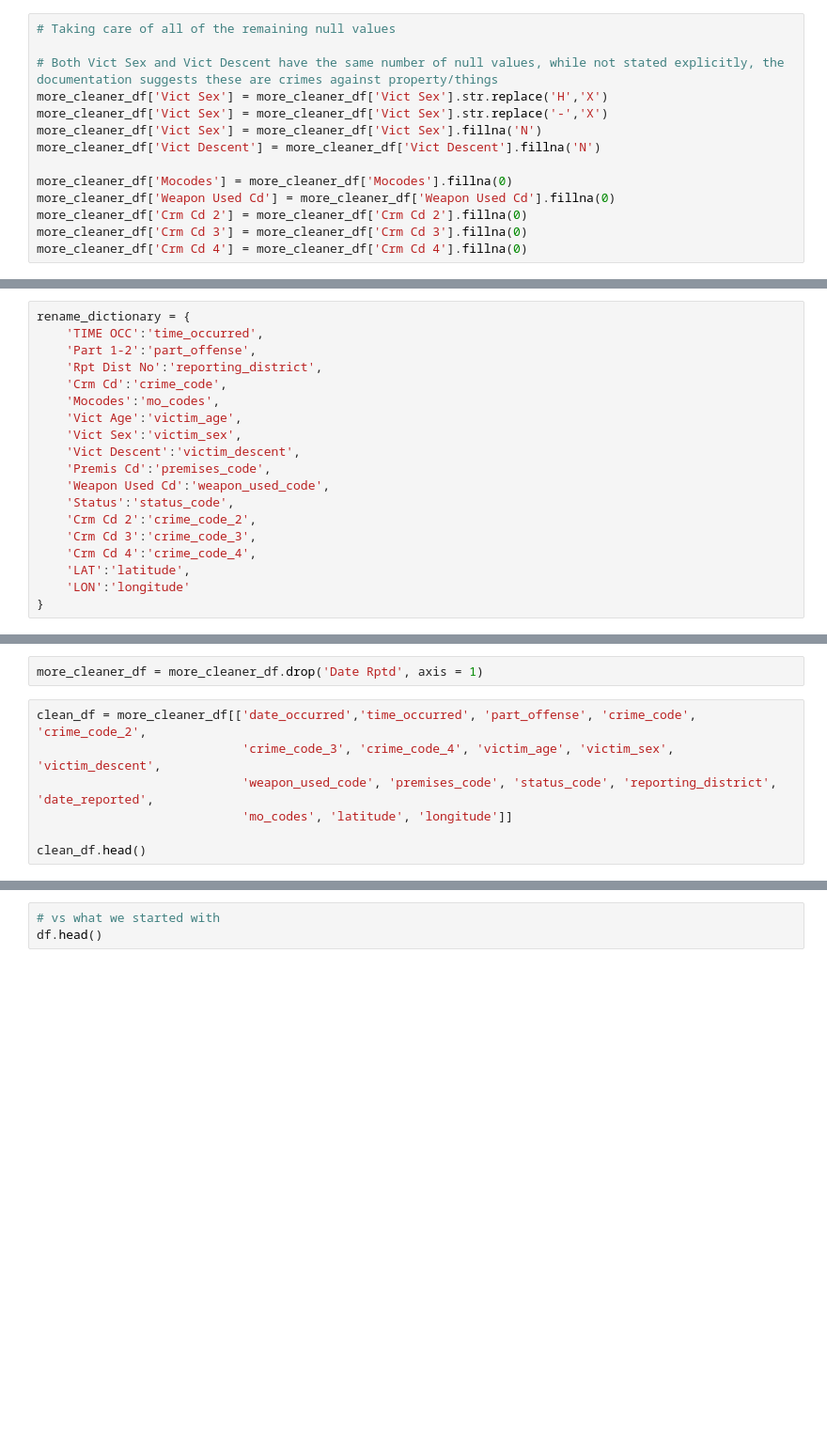
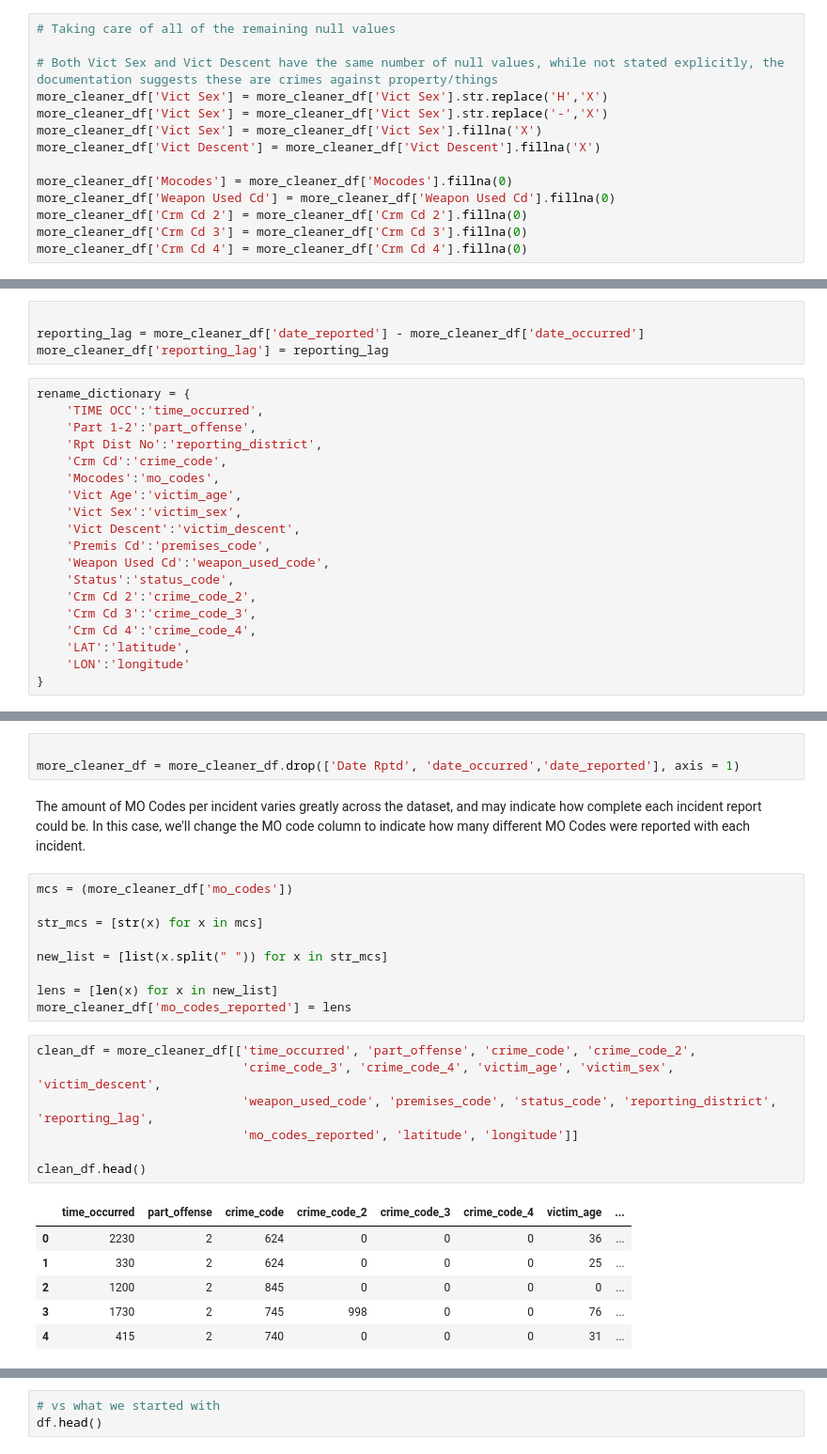
Before and after one commit to fbetan/ml-lapd-crime, a Jupyter notebook: lapd_crime_mlproject.ipynb, the cells around one changed output, grey strips where cells are left out. Shown at 94% size. Saved outputs shown, nothing was run; the diff lists cells and outputs as text; blank space fills up the shorter version.

```diff
--- a/lapd_crime_mlproject.ipynb
+++ b/lapd_crime_mlproject.ipynb
@@ -199,8 +457,8 @@ Considering an H value for victim sex is not listed in any documentation, and ho
 # Both Vict Sex and Vict Descent have the same number of null values, while not stated explicitly, the documentation suggests these are crimes against property/things
 more_cleaner_df['Vict Sex'] = more_cleaner_df['Vict Sex'].str.replace('H','X')
 more_cleaner_df['Vict Sex'] = more_cleaner_df['Vict Sex'].str.replace('-','X')
-more_cleaner_df['Vict Sex'] = more_cleaner_df['Vict Sex'].fillna('N')
-more_cleaner_df['Vict Descent'] = more_cleaner_df['Vict Descent'].fillna('N')
+more_cleaner_df['Vict Sex'] = more_cleaner_df['Vict Sex'].fillna('X')
+more_cleaner_df['Vict Descent'] = more_cleaner_df['Vict Descent'].fillna('X')
 
 more_cleaner_df['Mocodes'] = more_cleaner_df['Mocodes'].fillna(0)
 more_cleaner_df['Weapon Used Cd'] = more_cleaner_df['Weapon Used Cd'].fillna(0)
@@ -250,3 +556,7 @@ more_cleaner_df['date_reported'] = pd.to_datetime(more_cleaner_df['Date Rptd'])
+# %%
+
+reporting_lag = more_cleaner_df['date_reported'] - more_cleaner_df['date_occurred']
+more_cleaner_df['reporting_lag'] = reporting_lag
 # %%
 rename_dictionary = {
     'TIME OCC':'time_occurred',
@@ -273,9 +590,28 @@ more_cleaner_df.columns
 # %%
-more_cleaner_df = more_cleaner_df.drop('Date Rptd', axis = 1)
+
+more_cleaner_df = more_cleaner_df.drop(['Date Rptd', 'date_occurred','date_reported'], axis = 1)
+# %% [markdown]
+The amount of MO Codes per incident varies greatly across the dataset, and may indicate how complete each incident report could be. In this case, we'll change the MO code column to indicate how many different MO Codes were reported with each incident.
+# %%
+mcs = (more_cleaner_df['mo_codes'])
+
+str_mcs = [str(x) for x in mcs]
+
+new_list = [list(x.split(" ")) for x in str_mcs]
+
+lens = [len(x) for x in new_list]
+more_cleaner_df['mo_codes_reported'] = lens
 # %%
-clean_df = more_cleaner_df[['date_occurred','time_occurred', 'part_offense', 'crime_code', 'crime_code_2',
+clean_df = more_cleaner_df[['time_occurred', 'part_offense', 'crime_code', 'crime_code_2',
                             'crime_code_3', 'crime_code_4', 'victim_age', 'victim_sex', 'victim_descent',
-                            'weapon_used_code', 'premises_code', 'status_code', 'reporting_district', 'date_reported',
-                            'mo_codes', 'latitude', 'longitude']]
+                            'weapon_used_code', 'premises_code', 'status_code', 'reporting_district', 'reporting_lag',
+                            'mo_codes_reported', 'latitude', 'longitude']]
 
 clean_df.head()
+# %% [output]
+|  | time_occurred | part_offense | crime_code | crime_code_2 | crime_code_3 | crime_code_4 | victim_age | ... |
+| 0 | 2230 | 2 | 624 | 0 | 0 | 0 | 36 | ... |
+| 1 | 330 | 2 | 624 | 0 | 0 | 0 | 25 | ... |
+| 2 | 1200 | 2 | 845 | 0 | 0 | 0 | 0 | ... |
+| 3 | 1730 | 2 | 745 | 998 | 0 | 0 | 76 | ... |
+| 4 | 415 | 2 | 740 | 0 | 0 | 0 | 31 | ... |
```
Also changed, not shown: parts of 43 cells of this notebook, 1 other file.
